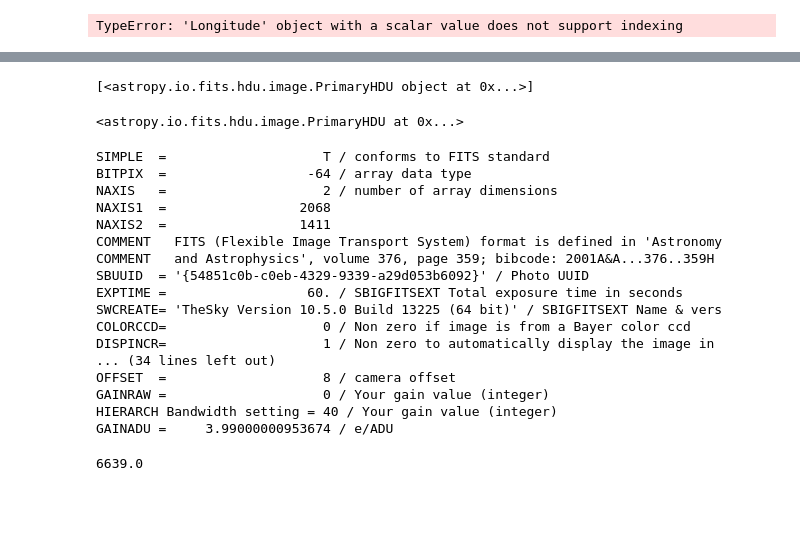
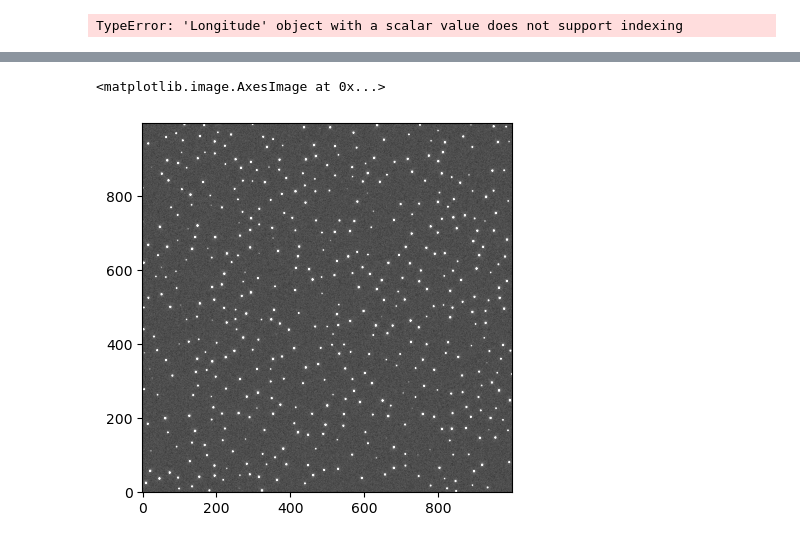
Before and after one commit to brianhill/transient-astronomy, a Jupyter notebook: targets/SN_2022abik/2022-12-1415/analysis-sofia.ipynb, the cells around one changed output, grey strips where cells are left out. Cells and saved outputs as stored; diff of their text form; code cells hidden in the pictures; blank space fills up the shorter version.

```diff
--- a/targets/SN_2022abik/2022-12-1415/analysis-sofia.ipynb
+++ b/targets/SN_2022abik/2022-12-1415/analysis-sofia.ipynb
@@ -478,33 +405 @@ first_light_list[0]
-# %%
-first_light_list[1]
-# %% [output]
-[<astropy.io.fits.hdu.image.PrimaryHDU object at 0x...>]
-# %%
-first_light_list[0][0]
-# %% [output]
-<astropy.io.fits.hdu.image.PrimaryHDU at 0x...>
-# %%
-first_light_list[0][0].header
-# %% [output]
-SIMPLE  =                    T / conforms to FITS standard
-BITPIX  =                  -64 / array data type
-NAXIS   =                    2 / number of array dimensions
-NAXIS1  =                 2068
-NAXIS2  =                 1411
-COMMENT   FITS (Flexible Image Transport System) format is defined in 'Astronomy
-COMMENT   and Astrophysics', volume 376, page 359; bibcode: 2001A&A...376..359H
-SBUUID  = '{54851c0b-c0eb-4329-9339-a29d053b6092}' / Photo UUID
-EXPTIME =                  60. / SBIGFITSEXT Total exposure time in seconds
-SWCREATE= 'TheSky Version 10.5.0 Build 13225 (64 bit)' / SBIGFITSEXT Name & vers
-COLORCCD=                    0 / Non zero if image is from a Bayer color ccd
-DISPINCR=                    1 / Non zero to automatically display the image in
-... (34 lines left out)
-OFFSET  =                    8 / camera offset
-GAINRAW =                    0 / Your gain value (integer)
-HIERARCH Bandwidth setting = 40 / Your gain value (integer)
-GAINADU =     3.99000000953674 / e/ADU
-# %%
-first_light_list[0][0].header['FOCPOS']
-# %% [output]
-6639.0
 # %%
@@ -511,0 +415,15 @@ first_light_list[0][0].header['FOCPOS']
+# %%
+import matplotlib.pyplot as plt
+from astropy.visualization import simple_norm
+from photutils.datasets import (load_simulated_hst_star_image,
+                                make_noise_image)
+
+hdu = load_simulated_hst_star_image()
+data = hdu.data
+data += make_noise_image(data.shape, distribution='gaussian', mean=10.0,
+                         stddev=5.0, seed=123)
+norm = simple_norm(data, 'sqrt', percent=99.0)
+plt.imshow(data, norm=norm, origin='lower', cmap='gray')
+# %% [output]
+<matplotlib.image.AxesImage at 0x...>
+[figure, added]
```
Also changed, not shown: parts of 24 cells of this notebook.
